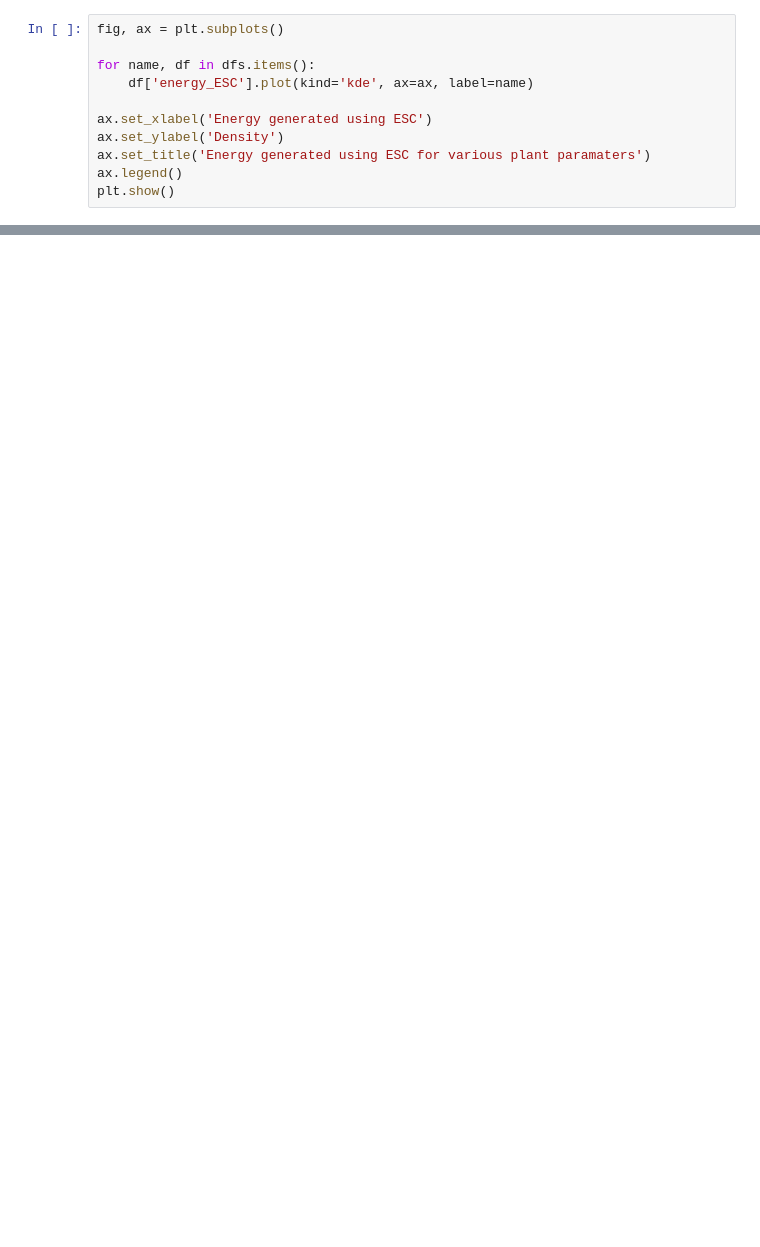
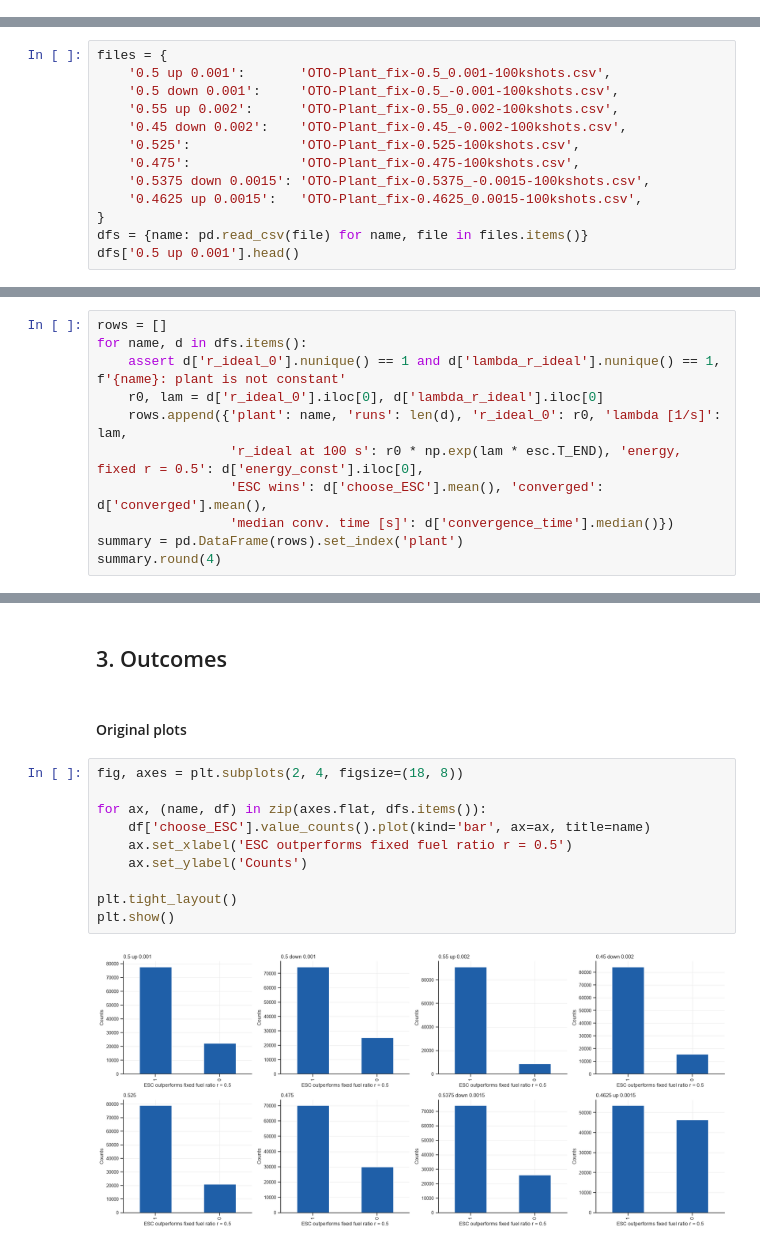
Before and after one commit to HaoPhuc/esc-fuel-ratio, a Jupyter notebook: Optimal-to-operate/OTO-Plant_fix.ipynb, the cells around one changed output, grey strips where cells are left out. Cells and saved outputs as stored; diff of their text form; blank space fills up the shorter version.

```diff
--- a/Optimal-to-operate/OTO-Plant_fix.ipynb
+++ b/Optimal-to-operate/OTO-Plant_fix.ipynb
@@ -76,11 +0,0 @@ plt.show()
-# %%
-fig, ax = plt.subplots()
-
-for name, df in dfs.items():
-    df['energy_ESC'].plot(kind='kde', ax=ax, label=name)
-
-ax.set_xlabel('Energy generated using ESC')
-ax.set_ylabel('Density')
-ax.set_title('Energy generated using ESC for various plant paramaters')
-ax.legend()
-plt.show()
@@ -450,0 +39,13 @@ with plt.style.context('default'):
+# %%
+files = {
+    '0.5 up 0.001':       'OTO-Plant_fix-0.5_0.001-100kshots.csv',
+    '0.5 down 0.001':     'OTO-Plant_fix-0.5_-0.001-100kshots.csv',
+    '0.55 up 0.002':      'OTO-Plant_fix-0.55_0.002-100kshots.csv',
+    '0.45 down 0.002':    'OTO-Plant_fix-0.45_-0.002-100kshots.csv',
+    '0.525':              'OTO-Plant_fix-0.525-100kshots.csv',
+    '0.475':              'OTO-Plant_fix-0.475-100kshots.csv',
+    '0.5375 down 0.0015': 'OTO-Plant_fix-0.5375_-0.0015-100kshots.csv',
+    '0.4625 up 0.0015':   'OTO-Plant_fix-0.4625_0.0015-100kshots.csv',
+}
+dfs = {name: pd.read_csv(file) for name, file in files.items()}
+dfs['0.5 up 0.001'].head()
@@ -450,0 +63,11 @@ with plt.style.context('default'):
+# %%
+rows = []
+for name, d in dfs.items():
+    assert d['r_ideal_0'].nunique() == 1 and d['lambda_r_ideal'].nunique() == 1, f'{name}: plant is not constant'
+    r0, lam = d['r_ideal_0'].iloc[0], d['lambda_r_ideal'].iloc[0]
+    rows.append({'plant': name, 'runs': len(d), 'r_ideal_0': r0, 'lambda [1/s]': lam,
+                 'r_ideal at 100 s': r0 * np.exp(lam * esc.T_END), 'energy, fixed r = 0.5': d['energy_const'].iloc[0],
+                 'ESC wins': d['choose_ESC'].mean(), 'converged': d['converged'].mean(),
+                 'median conv. time [s]': d['convergence_time'].median()})
+summary = pd.DataFrame(rows).set_index('plant')
+summary.round(4)
@@ -450,0 +85,16 @@ with plt.style.context('default'):
+# %% [markdown]
+## 3. Outcomes
+# %% [markdown]
+#### Original plots
+# %%
+fig, axes = plt.subplots(2, 4, figsize=(18, 8))
+
+for ax, (name, df) in zip(axes.flat, dfs.items()):
+    df['choose_ESC'].value_counts().plot(kind='bar', ax=ax, title=name)
+    ax.set_xlabel('ESC outperforms fixed fuel ratio r = 0.5')
+    ax.set_ylabel('Counts')
+
+plt.tight_layout()
+plt.show()
+# %% [output]
+[figure, added]
```
Also changed, not shown: parts of 51 cells of this notebook, 27 other files.
